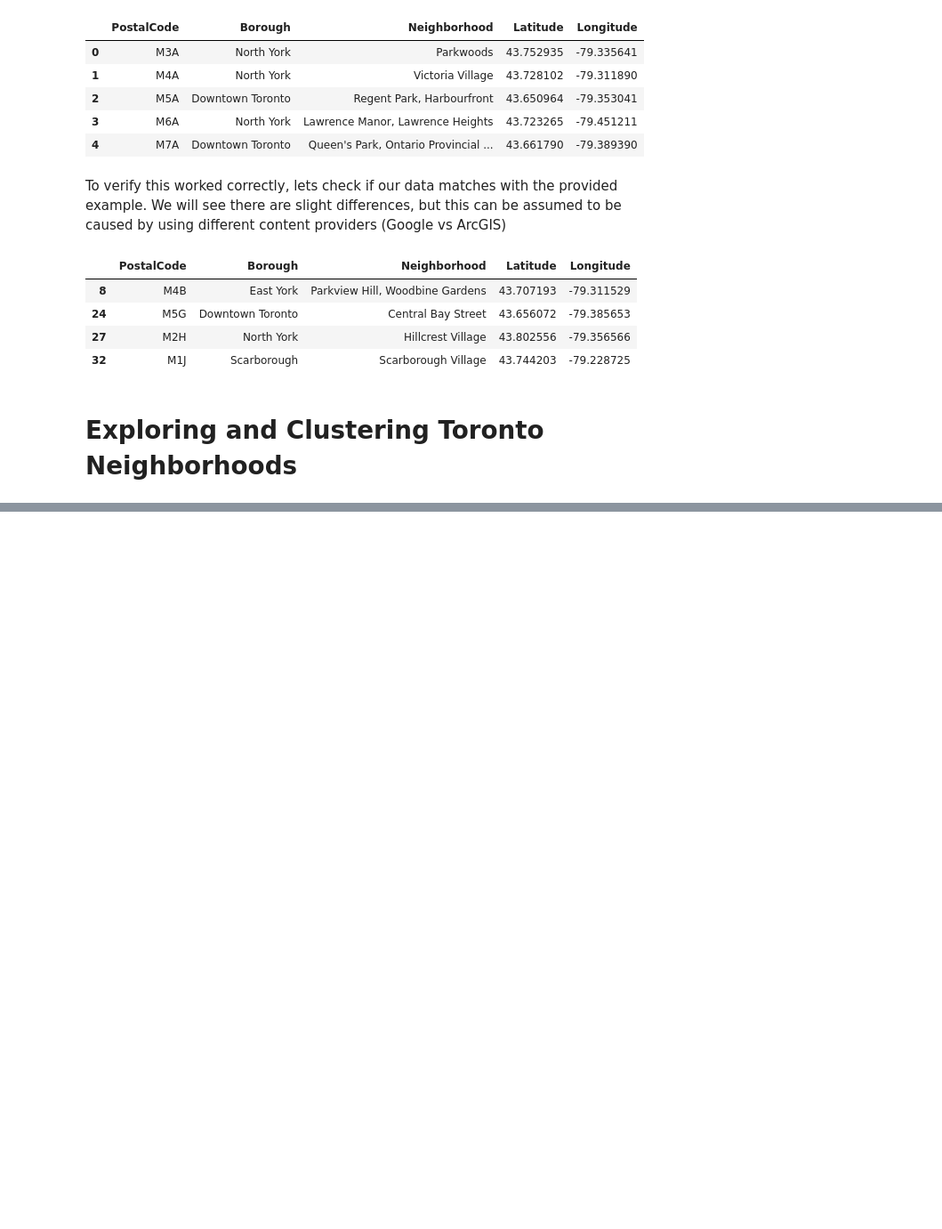
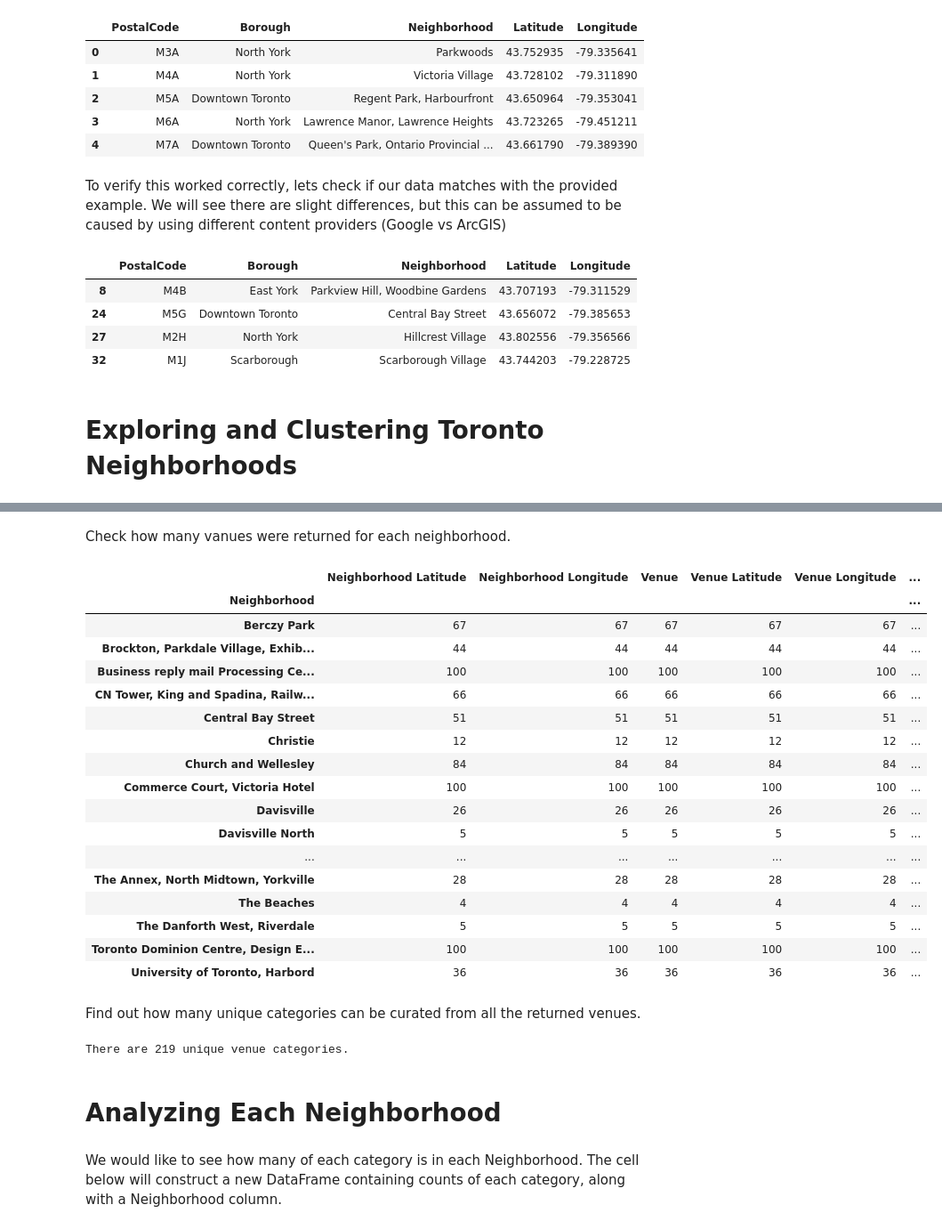
Before and after one commit to samuelchodur/Coursera_Capstone, a Jupyter notebook: Segmenting_and_Clustering_Toronto_Neighborhoods.ipynb, the cells around one changed output, grey strips where cells are left out. Shown at 89% size. Saved outputs shown, nothing was run; the diff lists cells and outputs as text; code cells hidden in the pictures; blank space fills up the shorter version.

```diff
--- a/Segmenting_and_Clustering_Toronto_Neighborhoods.ipynb
+++ b/Segmenting_and_Clustering_Toronto_Neighborhoods.ipynb
@@ -113,0 +189,19 @@ df.loc[df.PostalCode.isin(['M5G', 'M2H', 'M4B', 'M1J'])]
+# %%
+map_boroughs = folium.Map(location=g.latlng, zoom_start=11)
+
+for lat, lon, borough, neighborhood in zip(toronto_boroughs['Latitude'],
+                                            toronto_boroughs['Longitude'],
+                                            toronto_boroughs['Borough'],
+                                            toronto_boroughs['Neighborhood']):
+    label = '{}, {}'.format(neighborhood, borough)
+    label = folium.Popup(label, parse_html=True)
+    folium.CircleMarker(location=[lat, lon],
+                    radius=5,
+                    popup=label,
+                    color='blue',
+                    fill=True,
+                    fill_color='#3186cc',
+                    fill_opacity=0.7,
+                    parse_html=False).add_to(map_boroughs)
+
+map_boroughs
@@ -113,0 +305,34 @@ df.loc[df.PostalCode.isin(['M5G', 'M2H', 'M4B', 'M1J'])]
+# %% [markdown]
+Check how many vanues were returned for each neighborhood.
+# %%
+toronto_venues.groupby('Neighborhood').count()
+# %% [output]
+|  | Neighborhood Latitude | Neighborhood Longitude | Venue | Venue Latitude | Venue Longitude | ... |
+| Neighborhood |  |  |  |  |  | ... |
+| Berczy Park | 67 | 67 | 67 | 67 | 67 | ... |
+| Brockton, Parkdale Village, Exhib... | 44 | 44 | 44 | 44 | 44 | ... |
+| Business reply mail Processing Ce... | 100 | 100 | 100 | 100 | 100 | ... |
+| CN Tower, King and Spadina, Railw... | 66 | 66 | 66 | 66 | 66 | ... |
+| Central Bay Street | 51 | 51 | 51 | 51 | 51 | ... |
+| Christie | 12 | 12 | 12 | 12 | 12 | ... |
+| Church and Wellesley | 84 | 84 | 84 | 84 | 84 | ... |
+| Commerce Court, Victoria Hotel | 100 | 100 | 100 | 100 | 100 | ... |
+| Davisville | 26 | 26 | 26 | 26 | 26 | ... |
+| Davisville North | 5 | 5 | 5 | 5 | 5 | ... |
+| ... | ... | ... | ... | ... | ... | ... |
+| The Annex, North Midtown, Yorkville | 28 | 28 | 28 | 28 | 28 | ... |
+| The Beaches | 4 | 4 | 4 | 4 | 4 | ... |
+| The Danforth West, Riverdale | 5 | 5 | 5 | 5 | 5 | ... |
+| Toronto Dominion Centre, Design E... | 100 | 100 | 100 | 100 | 100 | ... |
+| University of Toronto, Harbord | 36 | 36 | 36 | 36 | 36 | ... |
+# %% [markdown]
+Find out how many unique categories can be curated from all the returned venues.
+# %%
+cat_count = len(toronto_venues['Venue Category'].unique())
+print('There are {} unique venue categories.'.format(cat_count))
+# %% [output]
+There are 219 unique venue categories.
+# %% [markdown]
+# Analyzing Each Neighborhood
+# %% [markdown]
+We would like to see how many of each category is in each Neighborhood. The cell below will construct a new DataFrame containing counts of each category, along with a Neighborhood column.
```
Also changed, not shown: parts of 49 cells of this notebook.
